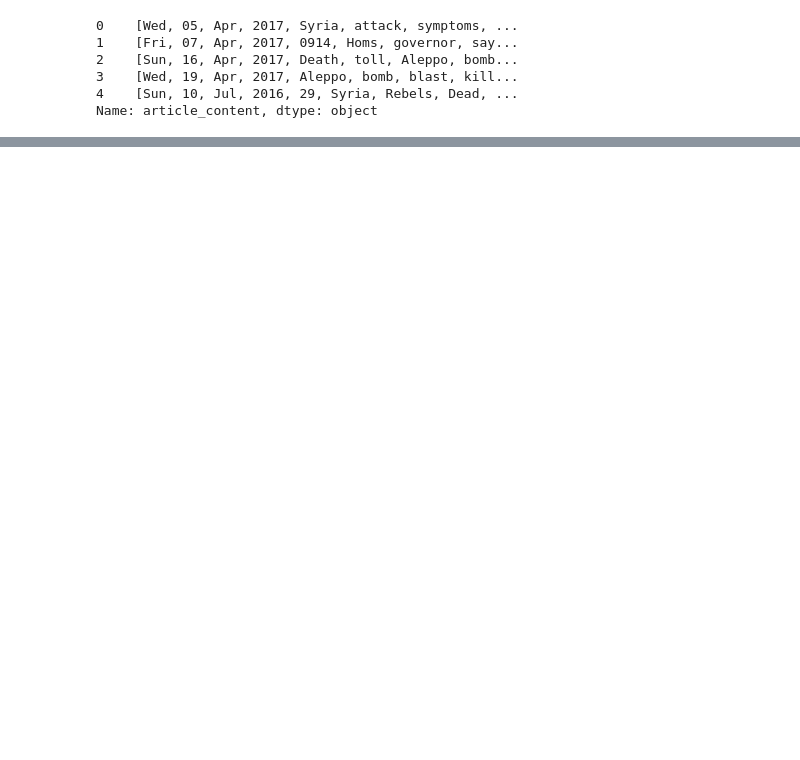
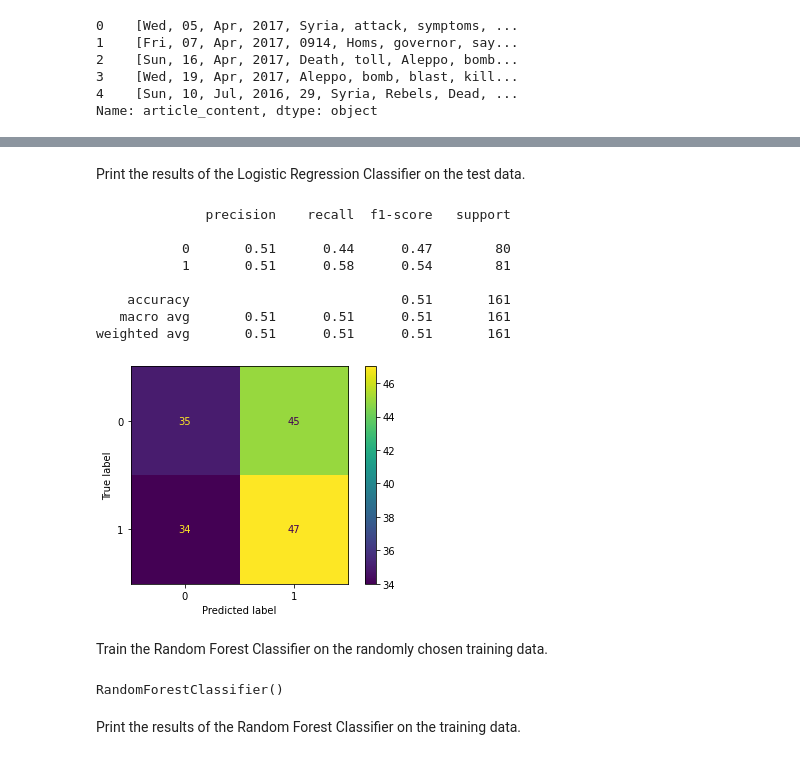
Before and after one commit to shoggart/final-project, a Jupyter notebook: final_project.ipynb, the cells around one changed output, grey strips where cells are left out. Cells and saved outputs as stored; diff of their text form; code cells hidden in the pictures; blank space fills up the shorter version.

```diff
--- a/final_project.ipynb
+++ b/final_project.ipynb
@@ -96,0 +215,30 @@ weighted avg       0.50      0.50      0.50       161
+# %% [markdown]
+Print the results of the Logistic Regression Classifier on the test data.
+# %%
+pred_lr = lr_classifier.predict(X_test)
+print(classification_report(y_test, pred_lr))
+
+cm = confusion_matrix(y_test, pred_lr, labels=lr_classifier.classes_)
+disp = ConfusionMatrixDisplay(confusion_matrix=cm, display_labels=lr_classifier.classes_)
+disp.plot()
+plt.grid(False)
+plt.show()
+# %% [output]
+              precision    recall  f1-score   support
+
+           0       0.51      0.44      0.47        80
+           1       0.51      0.58      0.54        81
+
+    accuracy                           0.51       161
+   macro avg       0.51      0.51      0.51       161
+weighted avg       0.51      0.51      0.51       161
+[figure, added]
+# %% [markdown]
+Train the Random Forest Classifier on the randomly chosen training data.
+# %%
+rf_classifier = RandomForestClassifier()
+rf_classifier.fit(X_train, y_train)
+# %% [output]
+RandomForestClassifier()
+# %% [markdown]
+Print the results of the Random Forest Classifier on the training data.
```
Also changed, not shown: parts of 85 cells of this notebook.
